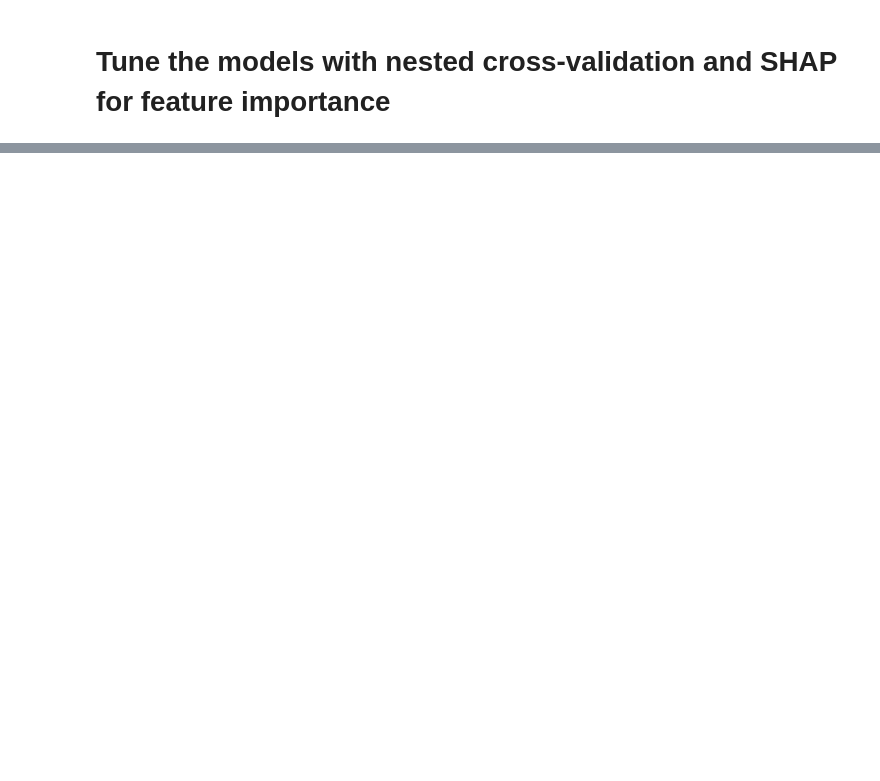
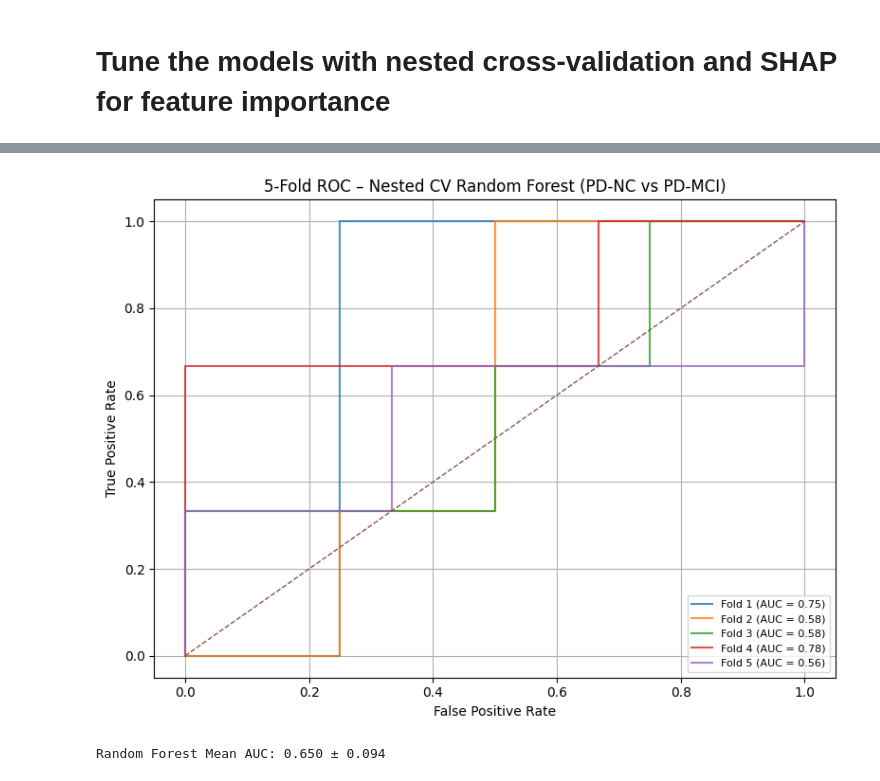
Before and after one commit to barsa98/Parkinsons_Cognitive_Spectrum, a Jupyter notebook: 5. Parkinson's(PD-NCvsPD-MCI).ipynb, the cells around one changed output, grey strips where cells are left out. Saved outputs shown, nothing was run; the diff lists cells and outputs as text; code cells hidden in the pictures; blank space fills up the shorter version.

```diff
--- a/5. Parkinson's(PD-NCvsPD-MCI).ipynb
+++ b/5. Parkinson's(PD-NCvsPD-MCI).ipynb
@@ -1090,0 +909,55 @@ shap.summary_plot(
+# %%
+plt.figure(figsize=(8, 6))
+
+for fold, (train_idx, test_idx) in enumerate(outer_cv.split(X, y), 1):
+
+    X_train, X_test = X.iloc[train_idx], X.iloc[test_idx]
+    y_train, y_test = y.iloc[train_idx], y.iloc[test_idx]
+
+    grid = GridSearchCV(
+        estimator=clone(rf_base),
+        param_grid=param_grid,
+        cv=inner_cv,
+        scoring="roc_auc",
+        n_jobs=-1
+    )
+
+    grid.fit(X_train, y_train)
+    best_rf = grid.best_estimator_
+
+    # ===== SHAP (TreeExplainer is exact for RF) =====
+    explainer = shap.TreeExplainer(best_rf)
+    shap_vals = explainer.shap_values(X_train)
+    shap_vals = shap_vals[1]   # PD-MCI class
+
+    shap_values_per_fold_rf.append(shap_vals)
+    X_train_per_fold_rf.append(X_train)
+
+    # ===== ROC =====
+    y_prob = best_rf.predict_proba(X_test)[:, 1]
+
+    fpr, tpr, _ = roc_curve(y_test, y_prob)
+    auc = roc_auc_score(y_test, y_prob)
+    aucs_rf.append(auc)
+
+    plt.plot(
+        fpr, tpr,
+        lw=1.5,
+        alpha=0.8,
+        label=f"Fold {fold} (AUC = {auc:.2f})"
+    )
+
+
+plt.plot([0, 1], [0, 1], linestyle="--", linewidth=1)
+plt.xlabel("False Positive Rate")
+plt.ylabel("True Positive Rate")
+plt.title("5-Fold ROC – Nested CV Random Forest (PD-NC vs PD-MCI)")
+plt.legend(loc="lower right", fontsize=8)
+plt.grid(True)
+plt.tight_layout()
+plt.show()
+
+print(f"Random Forest Mean AUC: {np.mean(aucs_rf):.3f} ± {np.std(aucs_rf):.3f}")
+# %% [output]
+[figure, added]
+Random Forest Mean AUC: 0.650 ± 0.094
```
Also changed, not shown: parts of 51 cells of this notebook.
